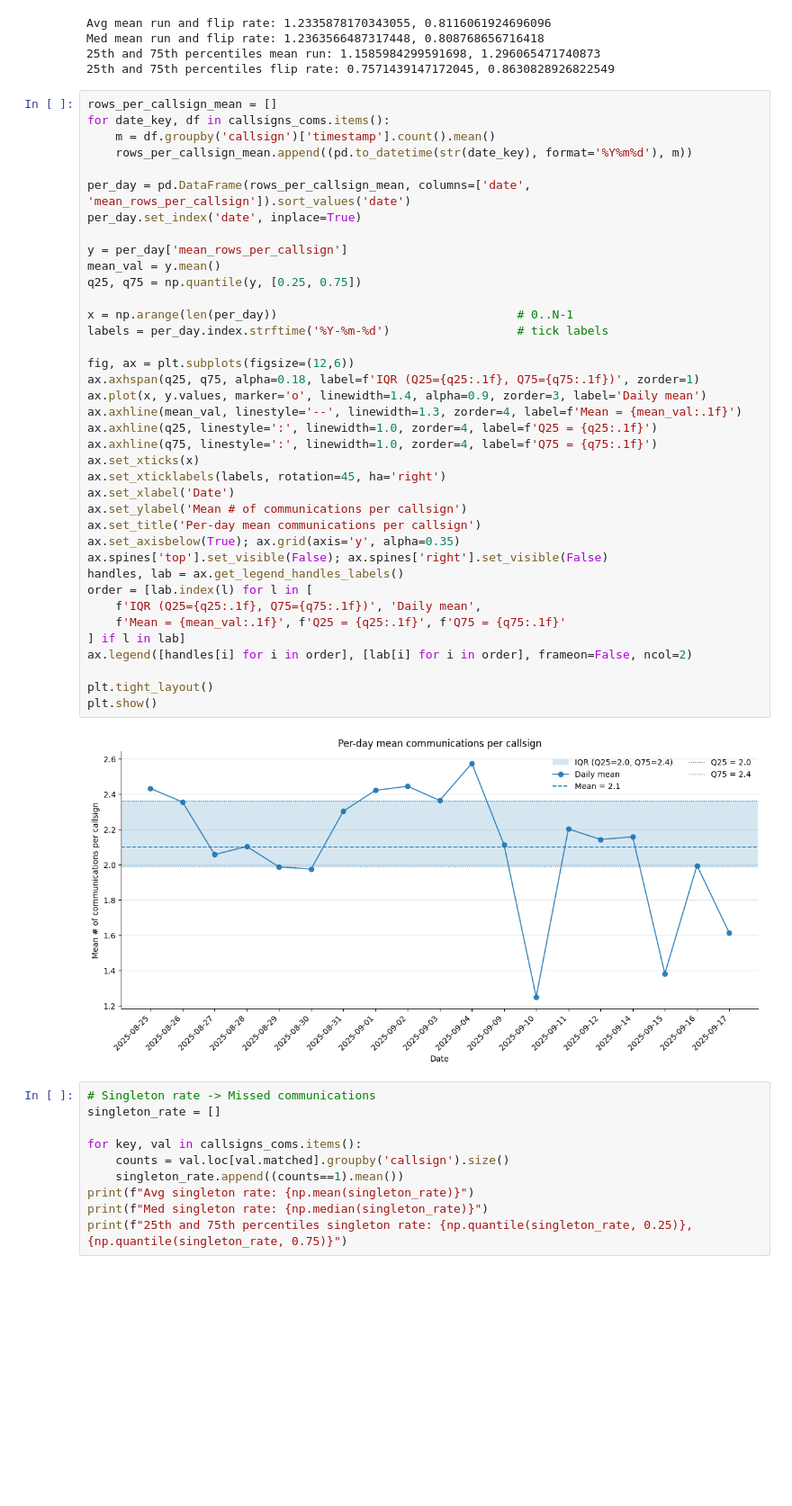
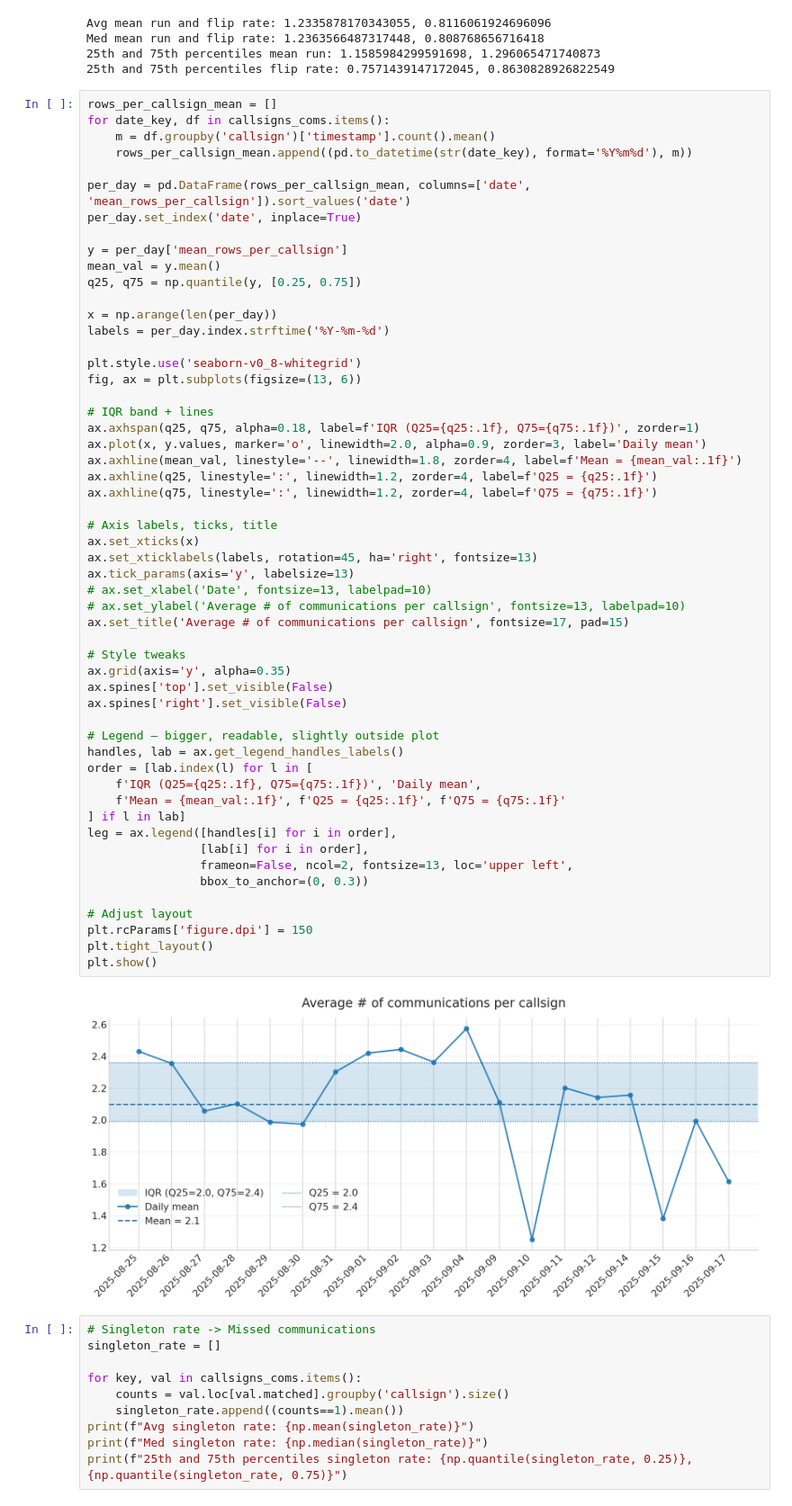
Before and after one commit to kruuZHAW/atc_clearances, a Jupyter notebook: notebooks/01_transcription_performance.ipynb, the cells around one changed output. Shown at 90% size. Saved outputs shown, nothing was run; the diff lists cells and outputs as text; blank space fills up the shorter version.

Commit message:
figures

```diff
--- a/notebooks/01_transcription_performance.ipynb
+++ b/notebooks/01_transcription_performance.ipynb
@@ -437,43 +440,59 @@ Med mean run and flip rate: 1.2363566487317448, 0.808768656716418
 # %%
 rows_per_callsign_mean = []
 for date_key, df in callsigns_coms.items():
     m = df.groupby('callsign')['timestamp'].count().mean()
     rows_per_callsign_mean.append((pd.to_datetime(str(date_key), format='%Y%m%d'), m))
 
 per_day = pd.DataFrame(rows_per_callsign_mean, columns=['date', 'mean_rows_per_callsign']).sort_values('date')
 per_day.set_index('date', inplace=True)
 
 y = per_day['mean_rows_per_callsign']
 mean_val = y.mean()
 q25, q75 = np.quantile(y, [0.25, 0.75])
 
-x = np.arange(len(per_day))                                  # 0..N-1
-labels = per_day.index.strftime('%Y-%m-%d')                  # tick labels
+x = np.arange(len(per_day))
+labels = per_day.index.strftime('%Y-%m-%d')
 
-fig, ax = plt.subplots(figsize=(12,6))
+plt.style.use('seaborn-v0_8-whitegrid')
+fig, ax = plt.subplots(figsize=(13, 6))
+
+# IQR band + lines
 ax.axhspan(q25, q75, alpha=0.18, label=f'IQR (Q25={q25:.1f}, Q75={q75:.1f})', zorder=1)
-ax.plot(x, y.values, marker='o', linewidth=1.4, alpha=0.9, zorder=3, label='Daily mean')
-ax.axhline(mean_val, linestyle='--', linewidth=1.3, zorder=4, label=f'Mean = {mean_val:.1f}')
-ax.axhline(q25, linestyle=':', linewidth=1.0, zorder=4, label=f'Q25 = {q25:.1f}')
-ax.axhline(q75, linestyle=':', linewidth=1.0, zorder=4, label=f'Q75 = {q75:.1f}')
+ax.plot(x, y.values, marker='o', linewidth=2.0, alpha=0.9, zorder=3, label='Daily mean')
+ax.axhline(mean_val, linestyle='--', linewidth=1.8, zorder=4, label=f'Mean = {mean_val:.1f}')
+ax.axhline(q25, linestyle=':', linewidth=1.2, zorder=4, label=f'Q25 = {q25:.1f}')
+ax.axhline(q75, linestyle=':', linewidth=1.2, zorder=4, label=f'Q75 = {q75:.1f}')
+
+# Axis labels, ticks, title
 ax.set_xticks(x)
-ax.set_xticklabels(labels, rotation=45, ha='right')
-ax.set_xlabel('Date')
-ax.set_ylabel('Mean # of communications per callsign')
-ax.set_title('Per-day mean communications per callsign')
-ax.set_axisbelow(True); ax.grid(axis='y', alpha=0.35)
-ax.spines['top'].set_visible(False); ax.spines['right'].set_visible(False)
+ax.set_xticklabels(labels, rotation=45, ha='right', fontsize=13)
+ax.tick_params(axis='y', labelsize=13)
+# ax.set_xlabel('Date', fontsize=13, labelpad=10)
+# ax.set_ylabel('Average # of communications per callsign', fontsize=13, labelpad=10)
+ax.set_title('Average # of communications per callsign', fontsize=17, pad=15)
+
+# Style tweaks
+ax.grid(axis='y', alpha=0.35)
+ax.spines['top'].set_visible(False)
+ax.spines['right'].set_visible(False)
+
+# Legend — bigger, readable, slightly outside plot
 handles, lab = ax.get_legend_handles_labels()
 order = [lab.index(l) for l in [
     f'IQR (Q25={q25:.1f}, Q75={q75:.1f})', 'Daily mean',
     f'Mean = {mean_val:.1f}', f'Q25 = {q25:.1f}', f'Q75 = {q75:.1f}'
 ] if l in lab]
-ax.legend([handles[i] for i in order], [lab[i] for i in order], frameon=False, ncol=2)
+leg = ax.legend([handles[i] for i in order],
+                [lab[i] for i in order],
+                frameon=False, ncol=2, fontsize=13, loc='upper left',
+                bbox_to_anchor=(0, 0.3))
 
+# Adjust layout
+plt.rcParams['figure.dpi'] = 150
 plt.tight_layout()
 plt.show()
 # %% [output]
-[figure, old version]
+[figure, new version]
 # %%
 # Singleton rate -> Missed communications
 singleton_rate = []
```
Also changed, not shown: parts of 7 cells of this notebook, 8 other files.
